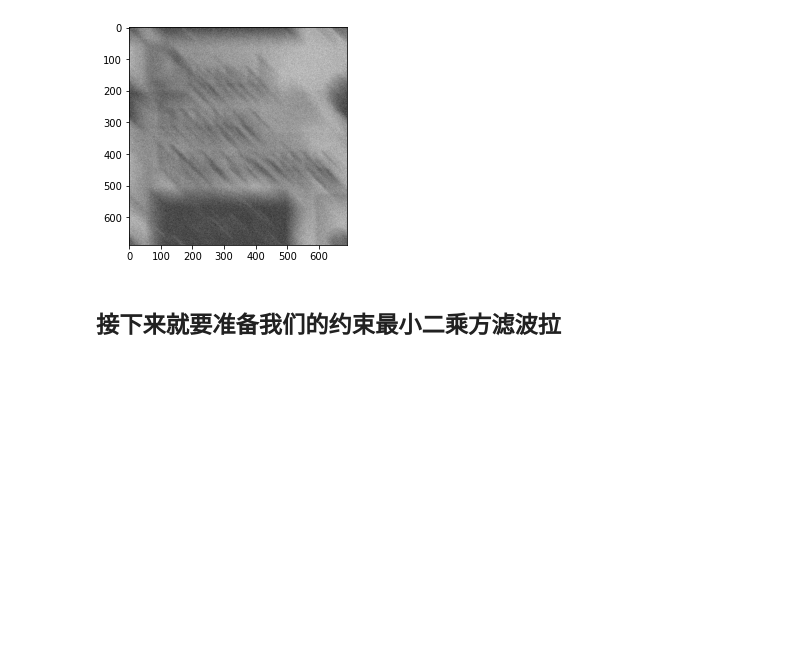
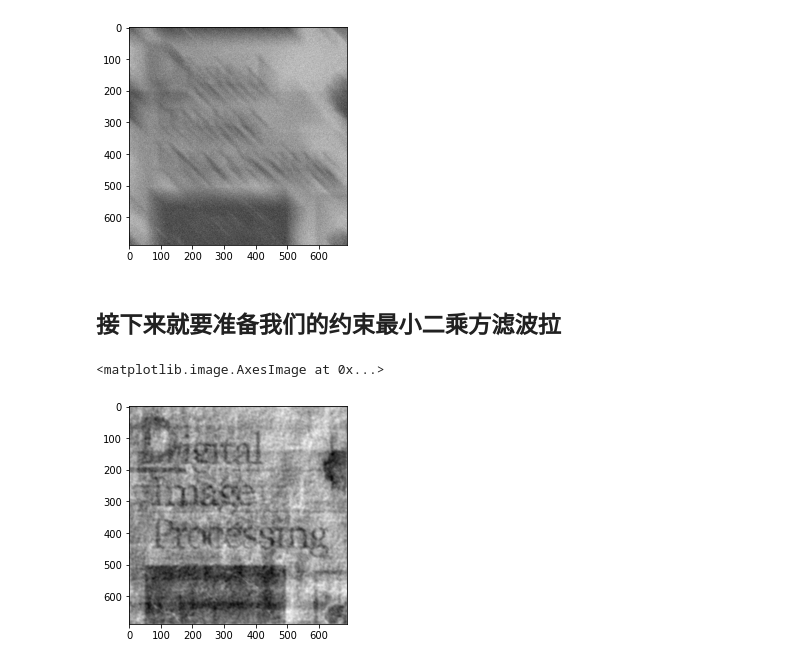
Before and after one commit to swzhxx/DIP, a Jupyter notebook: filter/constraint-lease-squares-filter.ipynb, the cells around one changed output. Cells and saved outputs as stored; diff of their text form; code cells hidden in the pictures; blank space fills up the shorter version.

Commit message:
feat(constraint-lease-squares-filter): constraint-lease-squares-filter

```diff
--- a/filter/constraint-lease-squares-filter.ipynb
+++ b/filter/constraint-lease-squares-filter.ipynb
@@ -41,7 +41,7 @@ plt.imshow(f,"gray")
 # %%
 # 现在我们为原图像增加运动模糊
 f.flags.writeable = True
-blur_f = motion_blur(f, 0.1,0.1 ,1)
+blur_f , H = motion_blur(f, 0.1,0.1 ,1)
 plt.imshow(blur_f.copy() , 'gray')
 # %% [output]
 <matplotlib.image.AxesImage at 0x...>
@@ -69,3 +69,26 @@ plt.imshow(noise_f_30,"gray")
 [figure]
 # %% [markdown]
 ## 接下来就要准备我们的约束最小二乘方滤波拉
+# %%
+
+h , w = f.shape
+
+def constraint_lease_square(g,r, h, w):
+    G = np.fft.ifftshift( np.fft.fft2(g))
+    lp_m = np.array([
+        [0, - 1 , 0],
+        [-1 , 4 , -1 ],
+        [0 , -1 , 0]
+    ])
+    flp = np.fft.fftshift(np.fft.fft2(lp_m ,[h,w]))
+    F_hat = np.conjugate(H) / (np.abs(H) ** 2 + r*np.abs(flp) ** 2) * np.fft.fftshift(np.fft.fft2(noise_f_10))
+    return np.fft.fftshift(F_hat)
+# %%
+# 让我们分别看3个图像
+F_hat_1 = constraint_lease_square(noise_f_10, 0.03 , h , w)
+f_hat_1 = np.real(np.fft.ifft2(F_hat_1))
+
+plt.imshow(f_hat_1 , 'gray')
+# %% [output]
+<matplotlib.image.AxesImage at 0x...>
+[figure, added]
```
Also changed, not shown: parts of 3 cells of this notebook, 1 other file.
